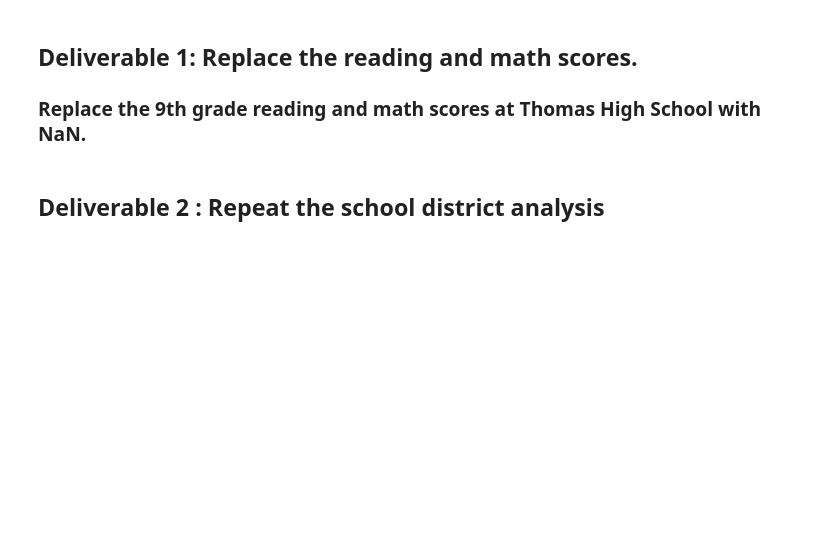
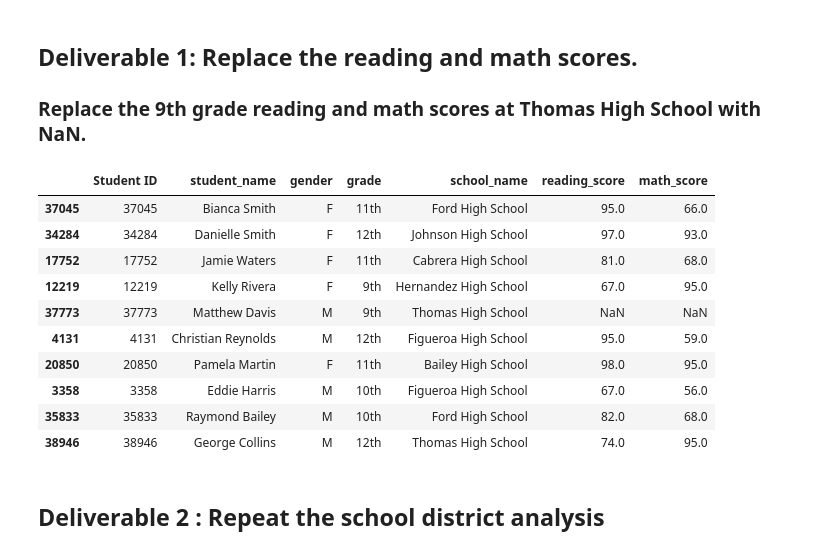
Before and after one commit to rulamia/School_District_Analysis, a Jupyter notebook: PyCitySchools_Challenge_starter_code.ipynb, the cells around one changed output. Drawn from its saved outputs; the diff is of its cells as text; code cells hidden in the pictures; blank space fills up the shorter version.

```diff
--- a/PyCitySchools_Challenge_starter_code.ipynb
+++ b/PyCitySchools_Challenge_starter_code.ipynb
@@ -48,5 +51,18 @@ student_data_df.loc[]
 # %%
 #  Step 4. Check the student data for NaN's.
+student_data_df.sample(10)
+# %% [output]
+|  | Student ID | student_name | gender | grade | school_name | reading_score | math_score |
+| 37045 | 37045 | Bianca Smith | F | 11th | Ford High School | 95.0 | 66.0 |
+| 34284 | 34284 | Danielle Smith | F | 12th | Johnson High School | 97.0 | 93.0 |
+| 17752 | 17752 | Jamie Waters | F | 11th | Cabrera High School | 81.0 | 68.0 |
+| 12219 | 12219 | Kelly Rivera | F | 9th | Hernandez High School | 67.0 | 95.0 |
+| 37773 | 37773 | Matthew Davis | M | 9th | Thomas High School | NaN | NaN |
+| 4131 | 4131 | Christian Reynolds | M | 12th | Figueroa High School | 95.0 | 59.0 |
+| 20850 | 20850 | Pamela Martin | F | 11th | Bailey High School | 98.0 | 95.0 |
+| 3358 | 3358 | Eddie Harris | M | 10th | Figueroa High School | 67.0 | 56.0 |
+| 35833 | 35833 | Raymond Bailey | M | 10th | Ford High School | 82.0 | 68.0 |
+| 38946 | 38946 | George Collins | M | 12th | Thomas High School | 74.0 | 95.0 |
 # %% [markdown]
 ## Deliverable 2 : Repeat the school district analysis
 # %% [markdown]
```
Also changed, not shown: parts of 7 cells of this notebook, 1 other file.
